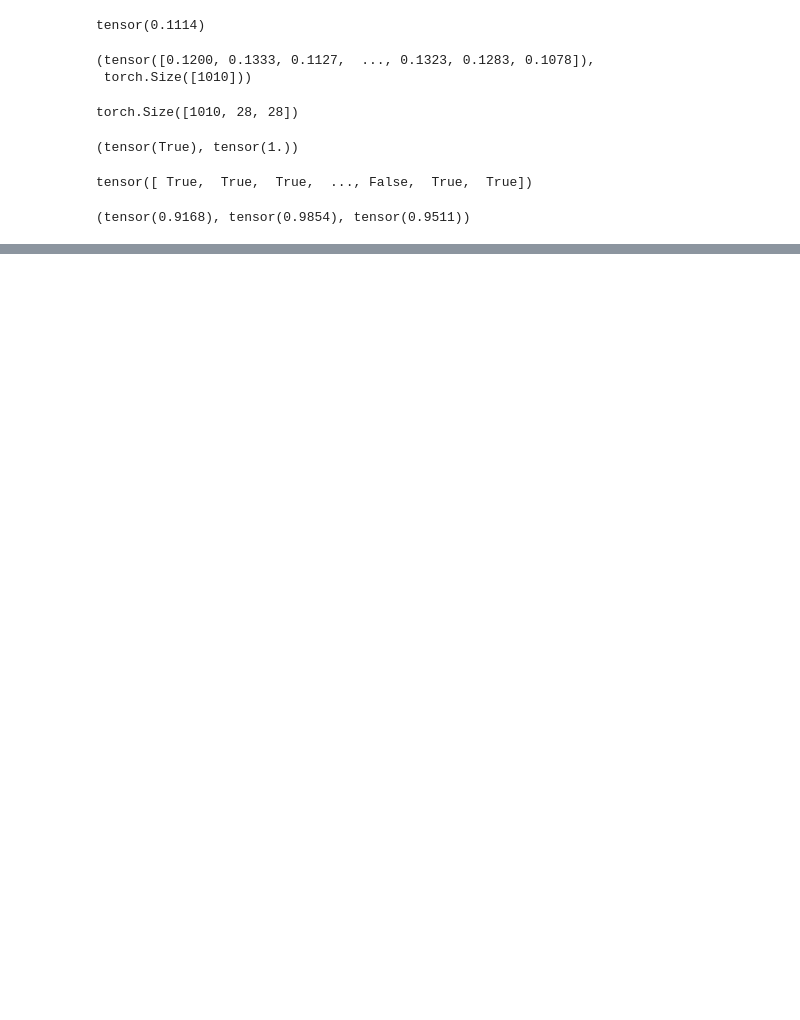
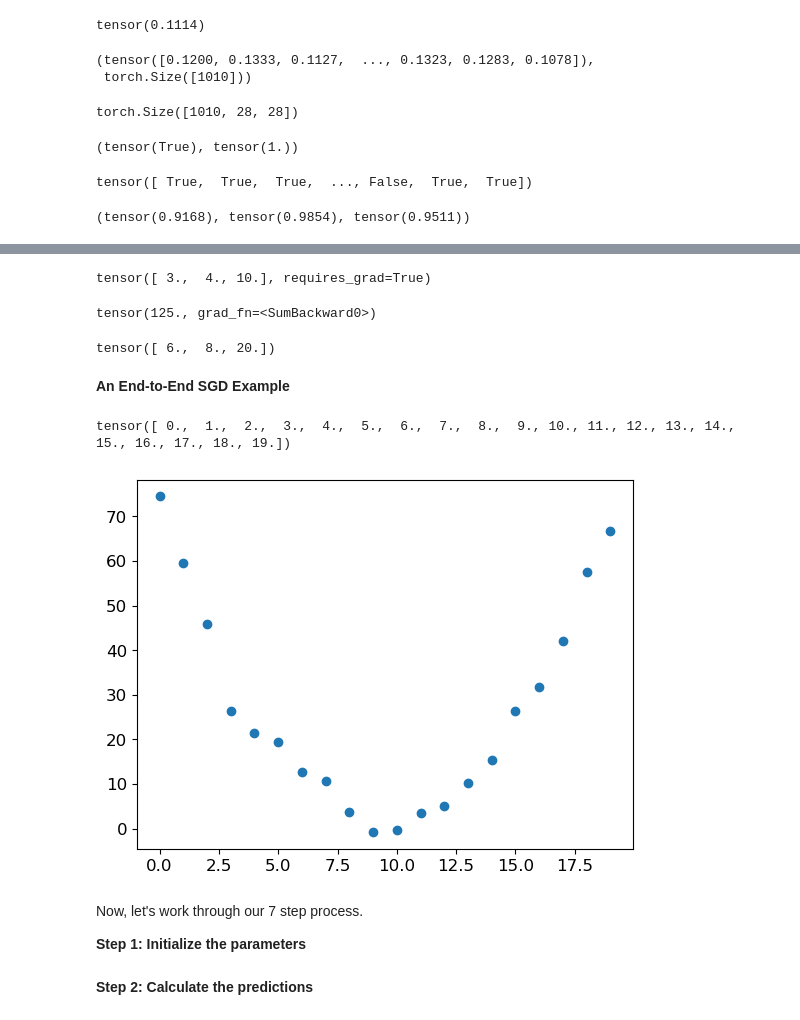
Before and after one commit to qasimkhan/Practical-Deep-Learning-for-Coders, a Jupyter notebook: 4-digit-classifier.ipynb, the cells around one changed output, grey strips where cells are left out. Saved outputs shown, nothing was run; the diff lists cells and outputs as text; code cells hidden in the pictures; blank space fills up the shorter version.

```diff
--- a/4-digit-classifier.ipynb
+++ b/4-digit-classifier.ipynb
@@ -186,0 +221,29 @@ accuracy_3s,accuracy_7s,(accuracy_3s+accuracy_7s)/2
+# %%
+xt = tensor([3.,4.,10.]).requires_grad_()
+xt
+# %% [output]
+tensor([ 3.,  4., 10.], requires_grad=True)
+# %%
+#And we'll add sum to our function so it can take a vector (i.e., a rank-1 tensor), and return a scalar (i.e., a rank-0 tensor)
+def f(x): return (x**2).sum()
+
+yt = f(xt)
+yt
+# %% [output]
+tensor(125., grad_fn=<SumBackward0>)
+# %%
+yt.backward()
+xt.grad
+# %% [output]
+tensor([ 6.,  8., 20.])
+# %% [markdown]
+**An End-to-End SGD Example**
+# %%
+time = torch.arange(0,20).float(); time
+# %% [output]
+tensor([ 0.,  1.,  2.,  3.,  4.,  5.,  6.,  7.,  8.,  9., 10., 11., 12., 13., 14., 15., 16., 17., 18., 19.])
+# %%
+speed = torch.randn(20)*3 + 0.75*(time-9.5)**2 + 1
+plt.scatter(time,speed);
+# %% [output]
+[figure, added]
@@ -186,0 +258,4 @@ accuracy_3s,accuracy_7s,(accuracy_3s+accuracy_7s)/2
+# %% [markdown]
+Now, let's work through our 7 step process.
+
+**Step 1: Initialize the parameters**
@@ -186,0 +267,2 @@ accuracy_3s,accuracy_7s,(accuracy_3s+accuracy_7s)/2
+# %% [markdown]
+**Step 2: Calculate the predictions**
```
Also changed, not shown: parts of 116 cells of this notebook, 1 other file.
